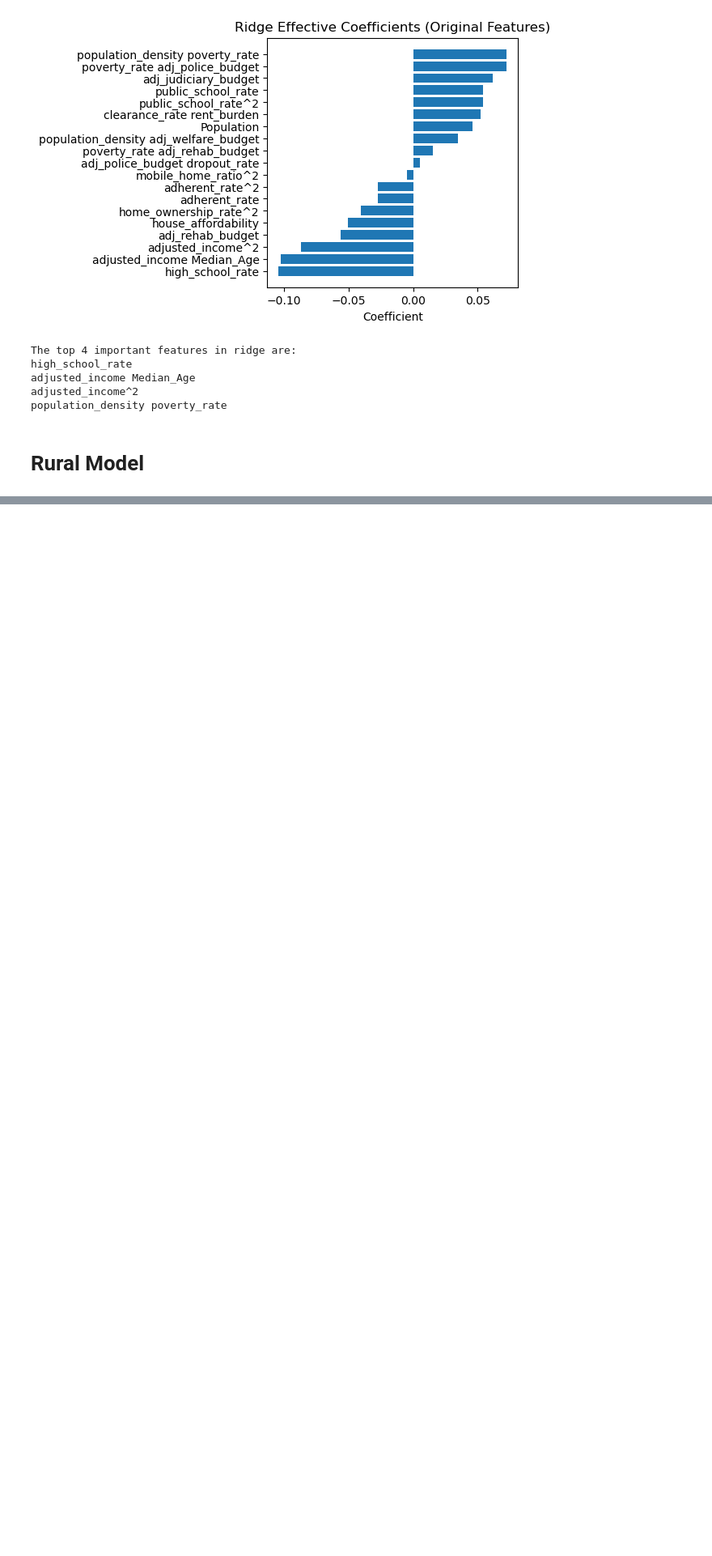
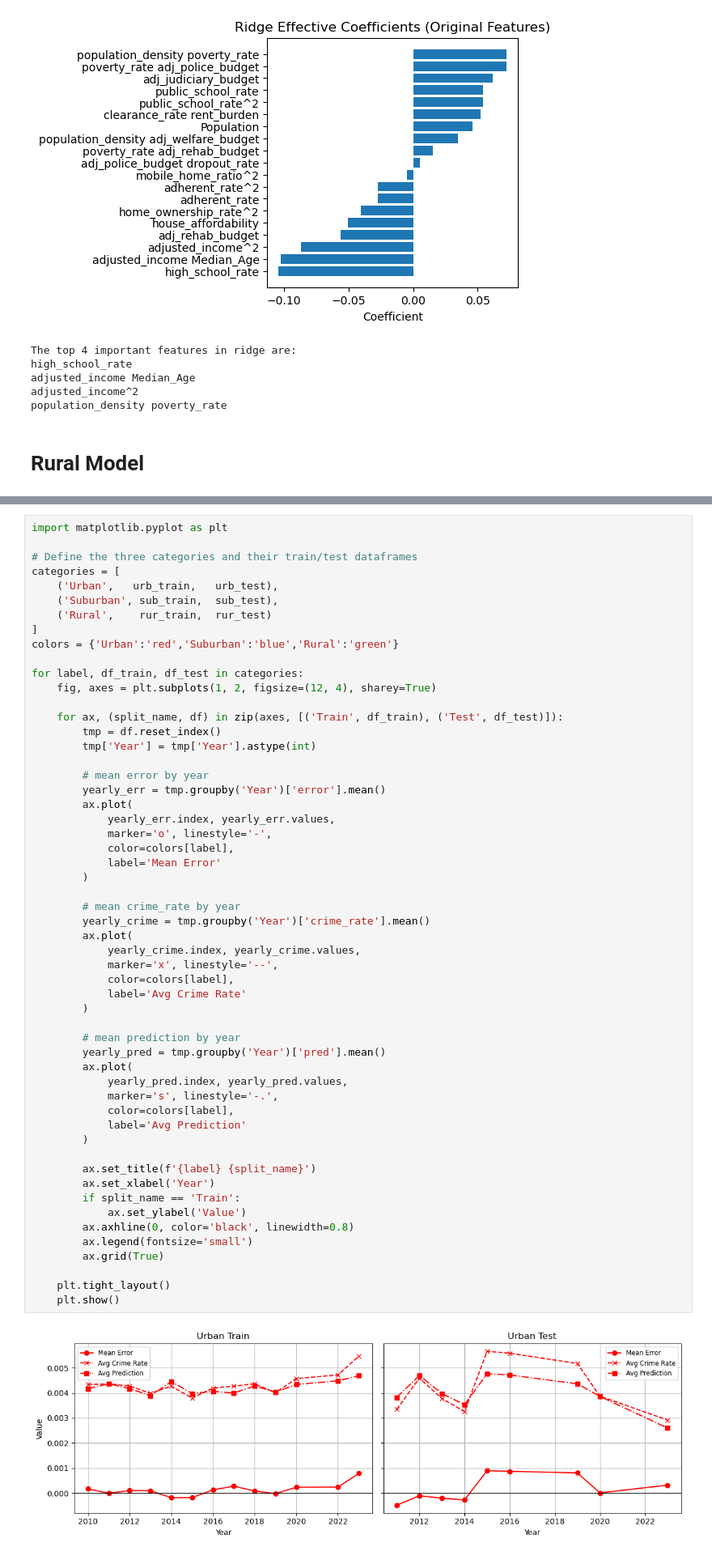
Before and after one commit to git-loa/CrimePatternsProject, a Jupyter notebook: Final/Model.ipynb, the cells around one changed output, grey strips where cells are left out. Shown at 81% size. Cells and saved outputs as stored; diff of their text form; blank space fills up the shorter version.

```diff
--- a/Final/Model.ipynb
+++ b/Final/Model.ipynb
@@ -1157,0 +1235,57 @@ poverty_rate Number_of_Persons_per_HseHld
+# %%
+import matplotlib.pyplot as plt
+
+# Define the three categories and their train/test dataframes
+categories = [
+    ('Urban',   urb_train,   urb_test),
+    ('Suburban', sub_train,  sub_test),
+    ('Rural',    rur_train,  rur_test)
+]
+colors = {'Urban':'red','Suburban':'blue','Rural':'green'}
+
+for label, df_train, df_test in categories:
+    fig, axes = plt.subplots(1, 2, figsize=(12, 4), sharey=True)
+
+    for ax, (split_name, df) in zip(axes, [('Train', df_train), ('Test', df_test)]):
+        tmp = df.reset_index()
+        tmp['Year'] = tmp['Year'].astype(int)
+
+        # mean error by year
+        yearly_err = tmp.groupby('Year')['error'].mean()
+        ax.plot(
+            yearly_err.index, yearly_err.values,
+            marker='o', linestyle='-',
+            color=colors[label],
+            label='Mean Error'
+        )
+
+        # mean crime_rate by year
+        yearly_crime = tmp.groupby('Year')['crime_rate'].mean()
+        ax.plot(
+            yearly_crime.index, yearly_crime.values,
+            marker='x', linestyle='--',
+            color=colors[label],
+            label='Avg Crime Rate'
+        )
+
+        # mean prediction by year
+        yearly_pred = tmp.groupby('Year')['pred'].mean()
+        ax.plot(
+            yearly_pred.index, yearly_pred.values,
+            marker='s', linestyle='-.',
+            color=colors[label],
+            label='Avg Prediction'
+        )
+
+        ax.set_title(f'{label} {split_name}')
+        ax.set_xlabel('Year')
+        if split_name == 'Train':
+            ax.set_ylabel('Value')
+        ax.axhline(0, color='black', linewidth=0.8)
+        ax.legend(fontsize='small')
+        ax.grid(True)
+
+    plt.tight_layout()
+    plt.show()
+# %% [output]
+[figure, added]
```
Also changed, not shown: parts of 15 cells of this notebook, 1 other file.
